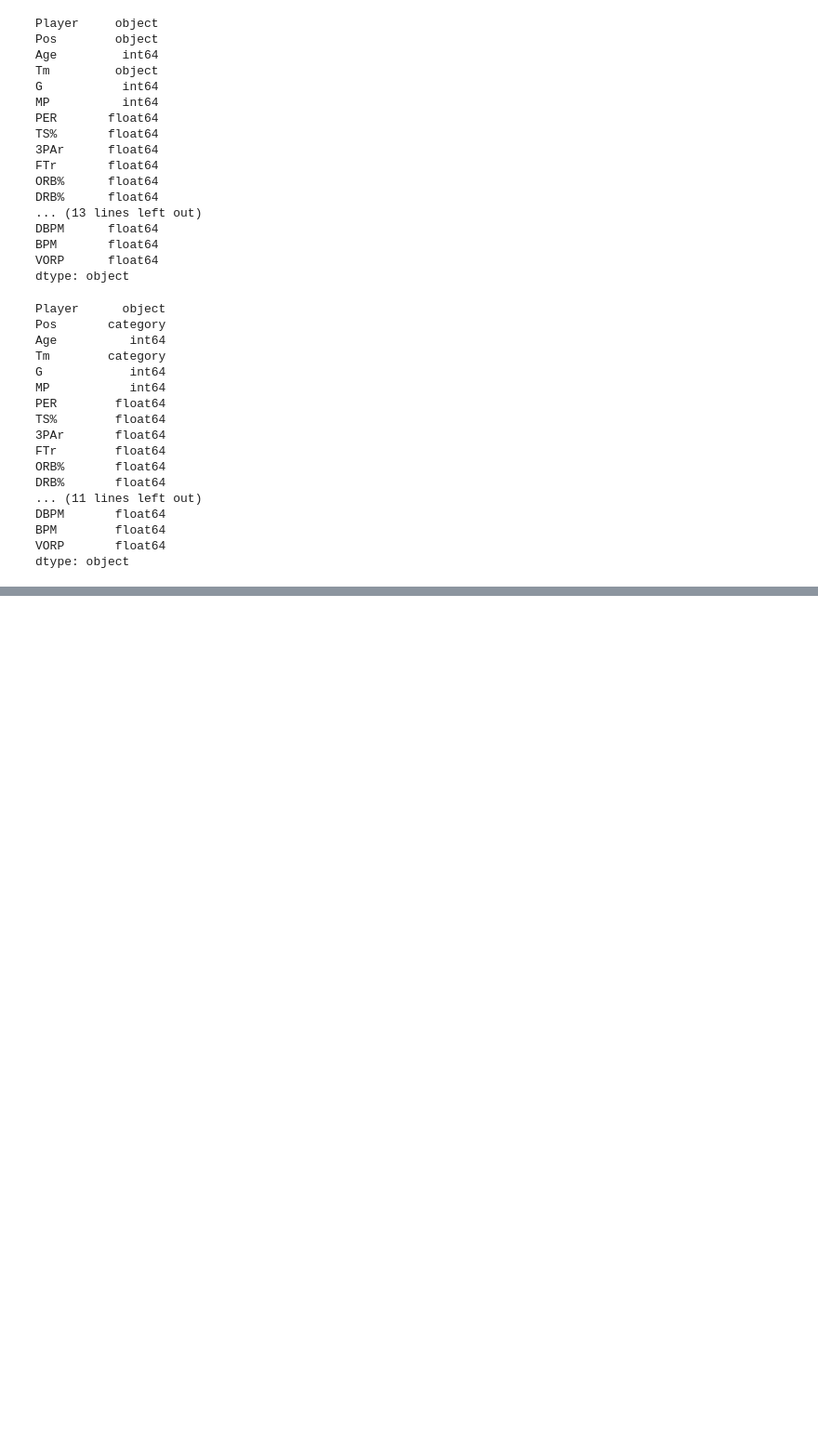
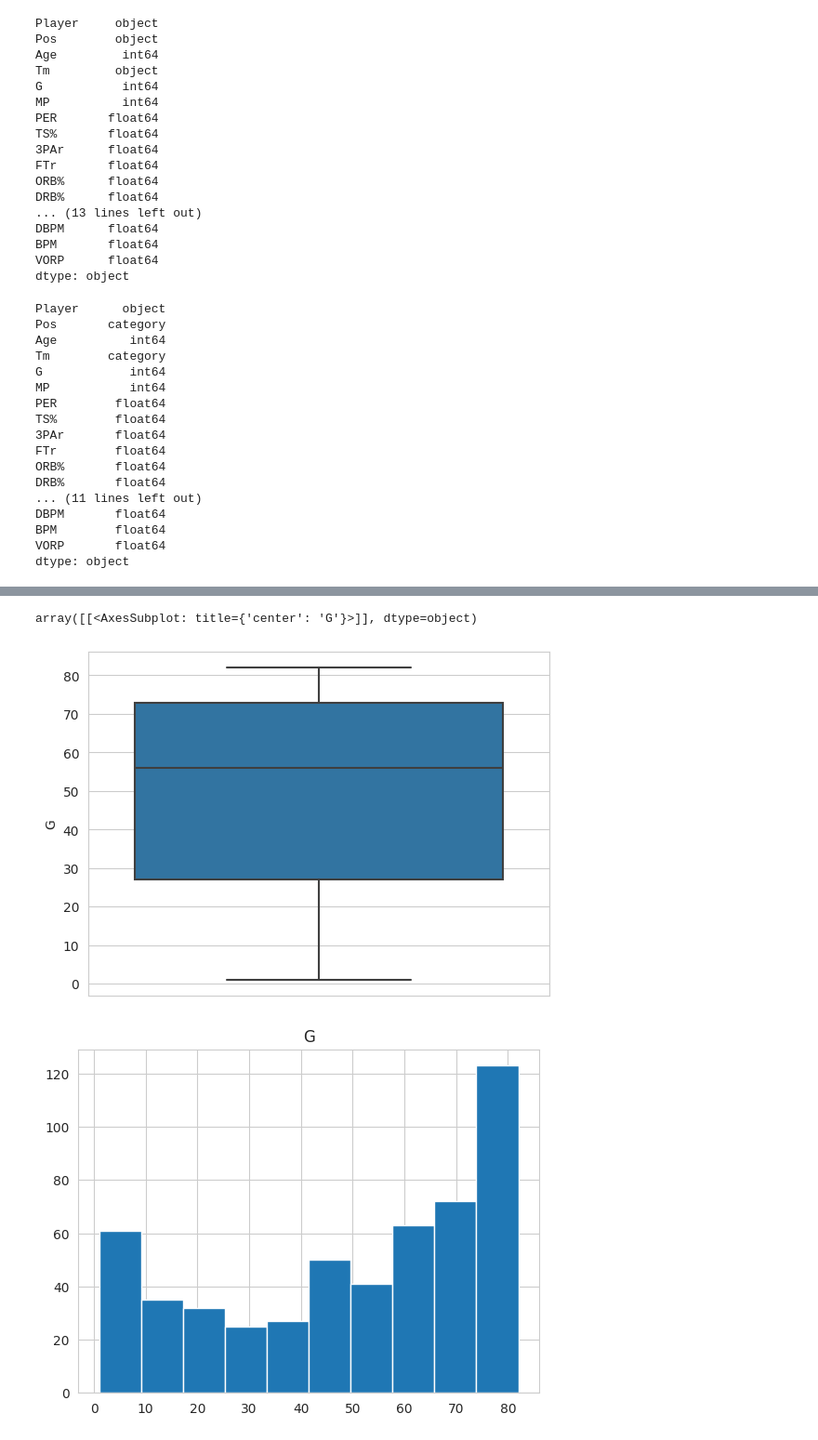
Before and after one commit to zhus-dika/predicting_models_NBA_games, a Jupyter notebook: notebooks/eda_nba_2019.ipynb, the cells around one changed output, grey strips where cells are left out. Shown at 93% size. Drawn from its saved outputs; the diff is of its cells as text; code cells hidden in the pictures; blank space fills up the shorter version.

```diff
--- a/notebooks/eda_nba_2019.ipynb
+++ b/notebooks/eda_nba_2019.ipynb
@@ -83,0 +72,7 @@ df['Pos'].value_counts().plot(kind='bar', title='Pos')
+# %%
+sns.boxplot(y='G', data=df)
+df.hist(column='G')
+# %% [output]
+array([[<AxesSubplot: title={'center': 'G'}>]], dtype=object)
+[figure, added]
+[figure, added]
```
Also changed, not shown: parts of 19 cells of this notebook.
